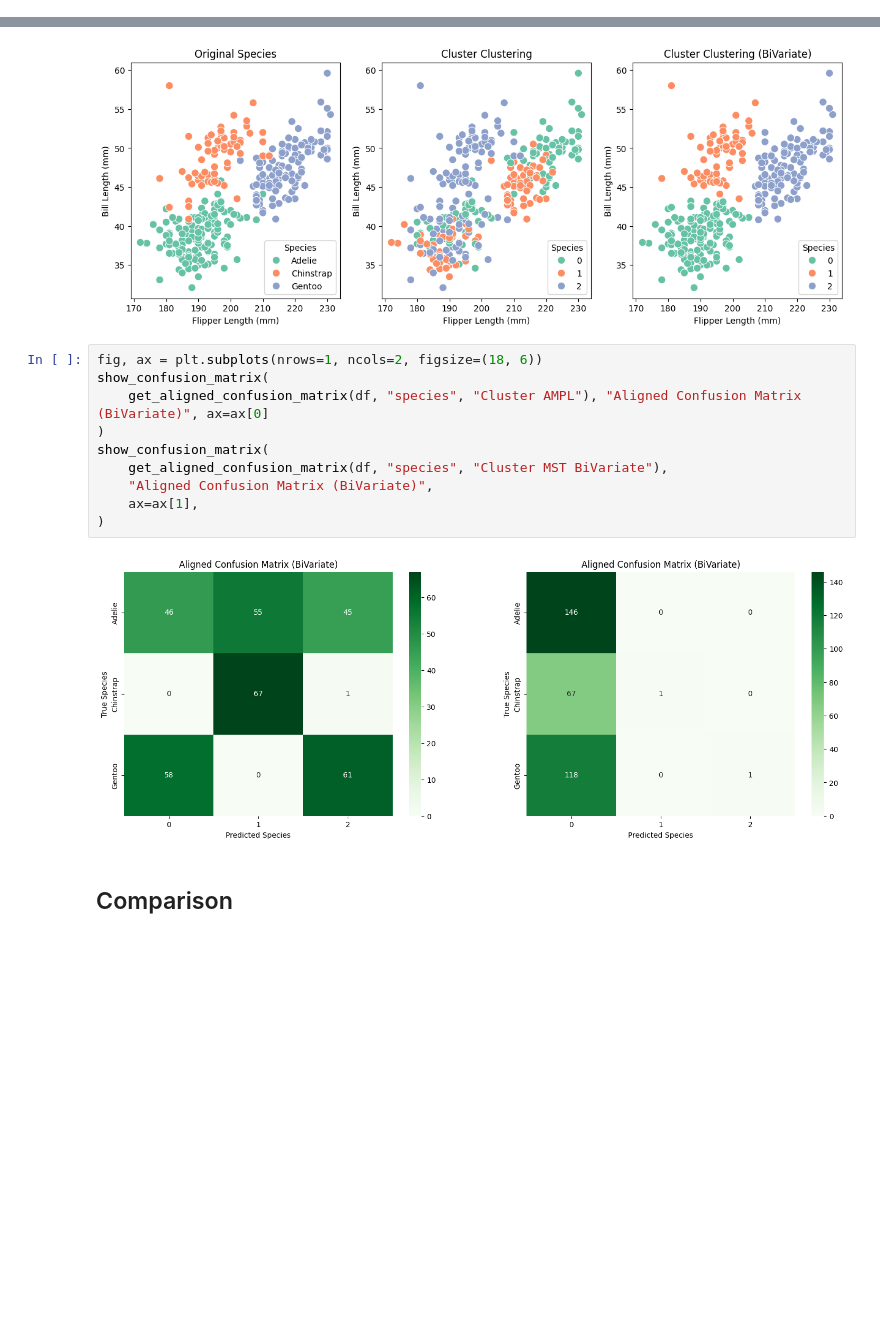
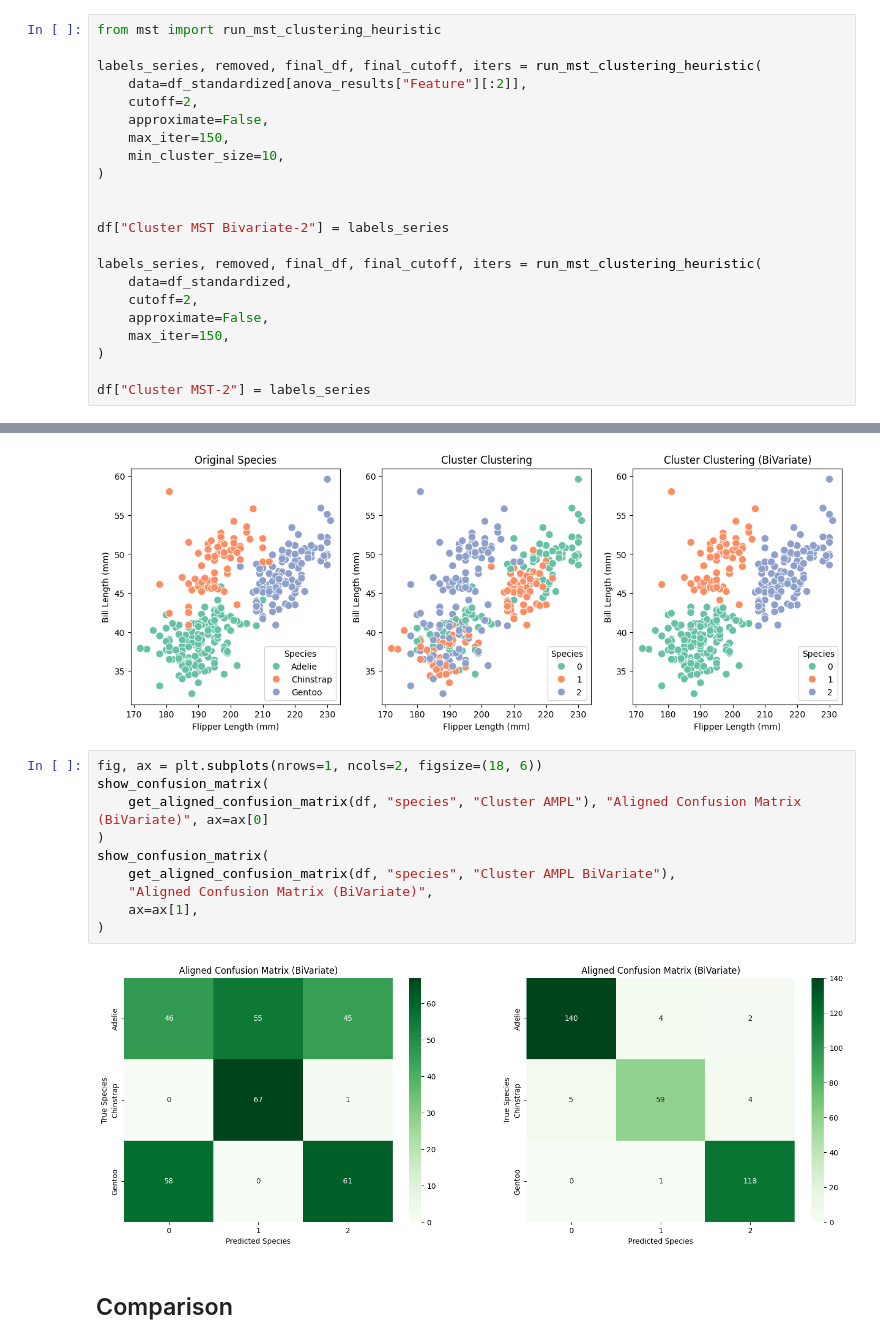
Before and after one commit to ivan-parreno/Cluster, a Jupyter notebook: ods/clustering/clustering.ipynb, the cells around one changed output, grey strips where cells are left out. Drawn from its saved outputs; the diff is of its cells as text; blank space fills up the shorter version.

```diff
--- a/ods/clustering/clustering.ipynb
+++ b/ods/clustering/clustering.ipynb
@@ -167,3 +164,25 @@ show_confusion_matrix(
 )
 # %% [output]
 [figure]
+# %%
+from mst import run_mst_clustering_heuristic
+
+labels_series, removed, final_df, final_cutoff, iters = run_mst_clustering_heuristic(
+    data=df_standardized[anova_results["Feature"][:2]],
+    cutoff=2,
+    approximate=False,
+    max_iter=150,
+    min_cluster_size=10,
+)
+
+
+df["Cluster MST Bivariate-2"] = labels_series
+
+labels_series, removed, final_df, final_cutoff, iters = run_mst_clustering_heuristic(
+    data=df_standardized,
+    cutoff=2,
+    approximate=False,
+    max_iter=150,
+)
+
+df["Cluster MST-2"] = labels_series
@@ -192,15 +232,15 @@ scatter_comparison(df, "species", "Cluster AMPL", "Cluster AMPL BiVariate", "Clu
 # %%
 fig, ax = plt.subplots(nrows=1, ncols=2, figsize=(18, 6))
 show_confusion_matrix(
     get_aligned_confusion_matrix(df, "species", "Cluster AMPL"), "Aligned Confusion Matrix (BiVariate)", ax=ax[0]
 )
 show_confusion_matrix(
-    get_aligned_confusion_matrix(df, "species", "Cluster MST BiVariate"),
+    get_aligned_confusion_matrix(df, "species", "Cluster AMPL BiVariate"),
     "Aligned Confusion Matrix (BiVariate)",
     ax=ax[1],
 )
 # %% [output]
-[figure, old version]
+[figure, new version]
 # %% [markdown]
 ## Comparison
 # %%
```
Also changed, not shown: parts of 8 cells of this notebook, 1 other file.
